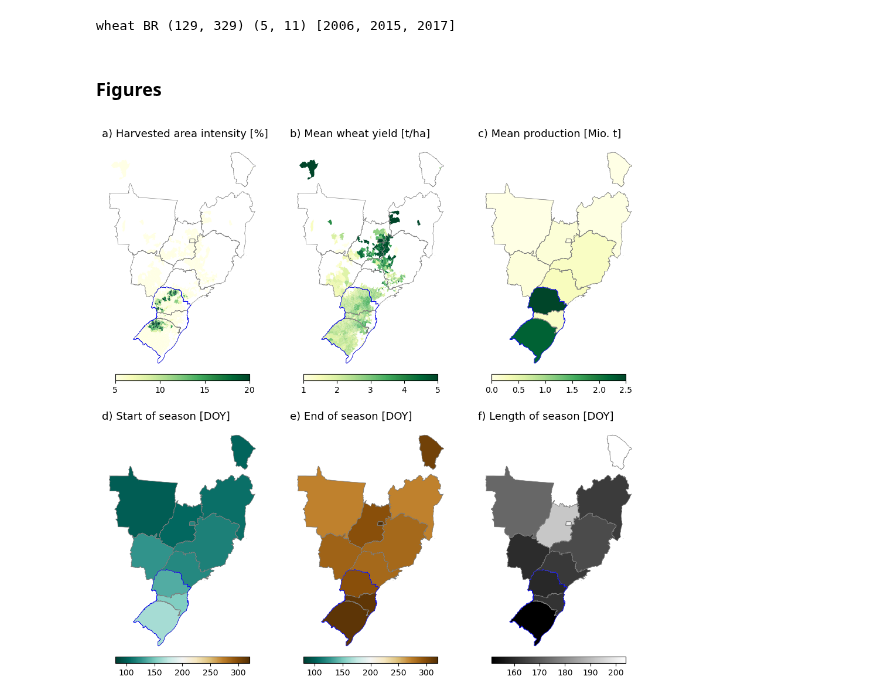
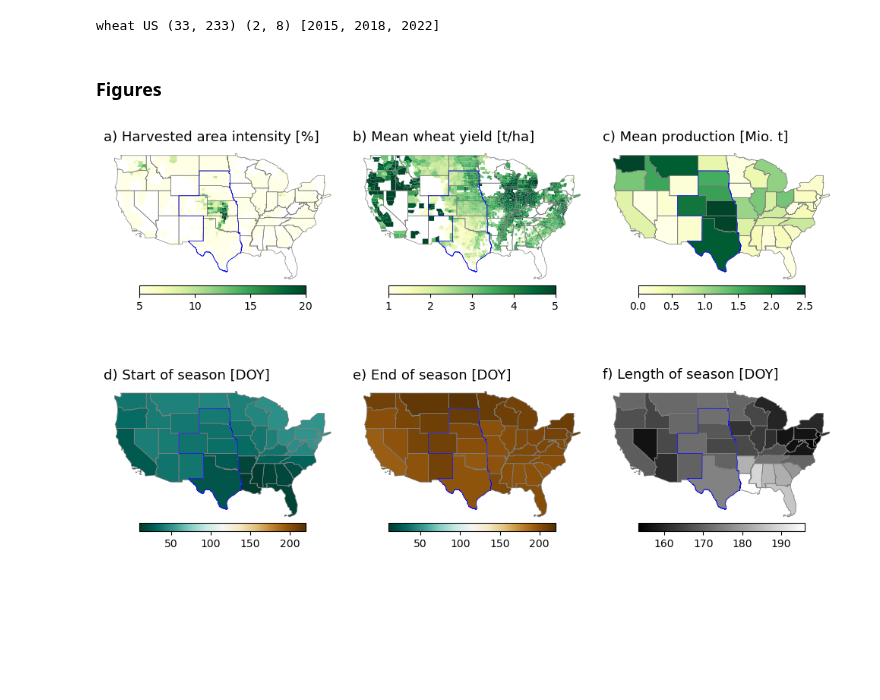
Before and after one commit to ellaampy/seasonal-yield-forecast, a Jupyter notebook: data_preparation/figures.ipynb, the cells around one changed output. Saved outputs shown, nothing was run; the diff lists cells and outputs as text; code cells hidden in the pictures; blank space fills up the shorter version.

Commit message:
updates to wheat model brazil, readme and figures

```diff
--- a/data_preparation/figures.ipynb
+++ b/data_preparation/figures.ipynb
@@ -13,18 +10,18 @@ The autoreload extension is already loaded. To reload it, use:
 # %%
 # USER INPUTS
-ecmwf_country = "BR" # one of ["US", "BR"]
+ecmwf_country = "US" # one of ["US", "BR"]
 crop = "wheat" # one of ["maize", "wheat"]
 
 shapefile_path, crop_season_in_days_of_year, crop_season_in_months, test_years = preprocess.get_study_metadata(ecmwf_country, crop)
 
 print(crop, ecmwf_country, crop_season_in_days_of_year, crop_season_in_months, test_years)
 # %% [output]
-wheat BR (129, 329) (5, 11) [2006, 2015, 2017]
+wheat US (33, 233) (2, 8) [2015, 2018, 2022]
 # %%
 # CY-BENCH
 yield_data = pd.read_csv("../data/CY-Bench/{}/{}/yield_{}_{}.csv".format(ecmwf_country, crop, crop, ecmwf_country))
 yield_data["production [mio. t]"] = yield_data["production"] / 1e6
-yield_data["harvested_area [mio. ha]"] = yield_data["harvested_area"] / 1e6
+yield_data["harvested_area [mio. ha]"] = yield_data["harvest_area"] / 1e6
 crop_calendar = pd.read_csv("../data/CY-Bench/{}/{}/crop_calendar_{}_{}.csv".format(ecmwf_country, crop, crop, ecmwf_country))
 relevant_adm_ids = yield_data["adm_id"].unique()
 
@@ -39,57 +36,57 @@ if ecmwf_country == "BR":
 # %% [markdown]
 ### Figures
 # %%
-crop_production_harvested_area = yield_data.loc[yield_data["harvest_year"].between(2003,2022)].groupby("adm_id")[["yield", "production", "harvested_area", "production [mio. t]", "harvested_area [mio. ha]"]].mean().reset_index()
-adm1_level = country_gpd.dissolve(by="ADM1_PT").to_crs("EPSG:4326").reset_index()[["ADM1_PT", "geometry"]]
+crop_production_harvested_area = yield_data.loc[yield_data["harvest_year"].between(2003,2022)].groupby("adm_id")[["yield", "production", "harvest_area", "production [mio. t]", "harvested_area [mio. ha]"]].mean().reset_index()
+adm1_level = country_gpd.dissolve(by="STATEFP").to_crs("EPSG:4326").reset_index()[["STATEFP", "geometry"]]
 country_gpd_crop = country_gpd.loc[country_gpd["adm_id"].isin(relevant_adm_ids)].reset_index(drop=True)
-adm1_level_crop_calendar = gpd.GeoDataFrame(crop_calendar.merge(country_gpd_crop, on="adm_id")).dissolve(by="ADM1_PT", aggfunc={"sos": "mean", "eos": "mean"}).to_crs("EPSG:4326").reset_index()
-adm1_level_crop_production = gpd.GeoDataFrame(crop_production_harvested_area.merge(country_gpd_crop, on="adm_id")).dissolve(by="ADM1_PT", aggfunc={"production": "sum",
-                                                                                                                                                   "harvested_area":"sum",
+adm1_level_crop_calendar = gpd.GeoDataFrame(crop_calendar.merge(country_gpd_crop, on="adm_id")).dissolve(by="STATEFP", aggfunc={"sos": "mean", "eos": "mean"}).to_crs("EPSG:4326").reset_index()
+adm1_level_crop_production = gpd.GeoDataFrame(crop_production_harvested_area.merge(country_gpd_crop, on="adm_id")).dissolve(by="STATEFP", aggfunc={"production": "sum",
+                                                                                                                                                   "harvest_area":"sum",
                                                                                                                                                    "production [mio. t]":"sum",
                                                                                                                                                    "harvested_area [mio. ha]":"sum"}).to_crs("EPSG:4326").reset_index()
-adm1_level_crop = gpd.GeoDataFrame(adm1_level_crop_calendar.merge(adm1_level_crop_production.drop("geometry", axis=1), on="ADM1_PT")).to_crs("EPSG:4326").reset_index()
+adm1_level_crop = gpd.GeoDataFrame(adm1_level_crop_calendar.merge(adm1_level_crop_production.drop("geometry", axis=1), on="STATEFP")).to_crs("EPSG:4326").reset_index()
 
-crop_calendar_info_map = gpd.GeoDataFrame(adm1_level.merge(adm1_level_crop[["ADM1_PT", "sos", "eos", "production", "harvested_area", "production [mio. t]", "harvested_area [mio. ha]"]], on="ADM1_PT"))
+crop_calendar_info_map = gpd.GeoDataFrame(adm1_level.merge(adm1_level_crop[["STATEFP", "sos", "eos", "production", "harvest_area", "production [mio. t]", "harvested_area [mio. ha]"]], on="STATEFP"))
 crop_calendar_info_map = crop_calendar_info_map.assign(length=crop_calendar_info_map["eos"] - crop_calendar_info_map["sos"],
-                                                       intensity=crop_calendar_info_map["harvested_area"]/crop_calendar_info_map["geometry"].to_crs(epsg=32723).area)
+                                                       intensity=crop_calendar_info_map["harvest_area"]/crop_calendar_info_map["geometry"].to_crs(epsg=32723).area)
 
 adm2_crop_data = gpd.GeoDataFrame(crop_production_harvested_area.merge(country_gpd_crop, on="adm_id")).to_crs("EPSG:4326")
-adm2_crop_data = adm2_crop_data.assign(intensity=100 * 10000 * adm2_crop_data["harvested_area"]/adm2_crop_data["geometry"].to_crs(epsg=32723).area)
+adm2_crop_data = adm2_crop_data.assign(intensity=100 * 10000 * adm2_crop_data["harvest_area"]/adm2_crop_data["geometry"].to_crs(epsg=32723).area)
 # %%
-fig, axs = plt.subplots(2, 3, figsize=(10, 10))
+fig, axs = plt.subplots(2, 3, figsize=(10, 7))
 axs = axs.ravel()
 
 # a) Production by adm2
 adm2_crop_data.plot(ax=axs[0], column="intensity", vmin=5, vmax=20, legend=True, edgecolor="none", linewidth=0, cmap="YlGn", legend_kwds={'orientation': 'horizontal', "shrink":.7, 'pad': 0})
 axs[0].set_title("a) Harvested area intensity [%]", loc="left", fontsize=13)
 
 # b) Harvested area by adm2
 adm2_crop_data.plot(ax=axs[1], column="yield", legend=True, vmin=1, vmax=5, edgecolor="none", linewidth=0, cmap="YlGn", legend_kwds={'orientation': 'horizontal', "shrink":.7, 'pad': 0})
 axs[1].set_title("b) Mean wheat yield [t/ha]", loc="left", fontsize=13)
 
 # c) Harvested area intensity by adm1
 crop_calendar_info_map.plot(column="production [mio. t]", vmin=0, vmax=2.5, legend=True, edgecolor="black", linewidth=.1, cmap="YlGn", ax=axs[2], legend_kwds={'orientation': 'horizontal', "shrink":.7, 'pad': 0})
 axs[2].set_title("c) Mean production [Mio. t]", loc="left", fontsize=13)
 
 # d) Start of season by adm1
-crop_calendar_info_map.plot(column="sos", legend=True, edgecolor="black", linewidth=.1, vmin=80, vmax=320, cmap="BrBG_r", ax=axs[3], legend_kwds={'orientation': 'horizontal', "shrink":.7, 'pad': 0, 'ticks': [100, 150, 200, 250, 300]})
+crop_calendar_info_map.plot(column="sos", legend=True, edgecolor="black", linewidth=.1, vmin=10, vmax=220, cmap="BrBG_r", ax=axs[3], legend_kwds={'orientation': 'horizontal', "shrink":.7, 'pad': 0, 'ticks': [0, 50, 100, 150, 200]})
 axs[3].set_title("d) Start of season [DOY]", loc="left", fontsize=13)
 
 # e) End of season by adm1
-crop_calendar_info_map.plot(column="eos", legend=True, edgecolor="black", linewidth=.1, vmin=80, vmax=320, cmap="BrBG_r", ax=axs[4], legend_kwds={'orientation': 'horizontal', "shrink":.7, 'pad': 0, 'ticks': [100, 150, 200, 250, 300]})
+crop_calendar_info_map.plot(column="eos", legend=True, edgecolor="black", linewidth=.1, vmin=10, vmax=220, cmap="BrBG_r", ax=axs[4], legend_kwds={'orientation': 'horizontal', "shrink":.7, 'pad': 0, 'ticks': [0, 50, 100, 150, 200]})
 axs[4].set_title("e) End of season [DOY]", loc="left", fontsize=13)
 
 # f) Length of season by adm1
 crop_calendar_info_map.plot(column="length", legend=True, edgecolor="black", linewidth=.1, ax=axs[5], cmap="gray", legend_kwds={'orientation': 'horizontal', "shrink":.7, 'pad': 0, 'ticks': [160, 170, 180, 190, 200]})
 axs[5].set_title("f) Length of season [DOY]", loc="left", fontsize=13)
 
 for ax in axs:
     crop_calendar_info_map.plot(ax=ax, facecolor="none", edgecolor="grey", linewidth=.5)
-    crop_calendar_info_map.loc[crop_calendar_info_map["ADM1_PT"].isin(["Rio Grande do Sul", "Paraná", "Santa Catarina"])].dissolve().plot(ax=ax, facecolor="none", edgecolor="blue", linewidth=.5)
+    crop_calendar_info_map.loc[crop_calendar_info_map["STATEFP"].isin(["20", "48", "40", '08', '31', '46'])].dissolve().plot(ax=ax, facecolor="none", edgecolor="blue", linewidth=.5)
     ax.axis("off")
 
 plt.tight_layout()
 plt.savefig("season_{}_{}.png".format(crop, ecmwf_country))
 plt.show()
 # %% [output]
-[figure, old version]
+[figure, new version]
```
Also changed, not shown: parts of 13 cells of this notebook, 5 other files.
